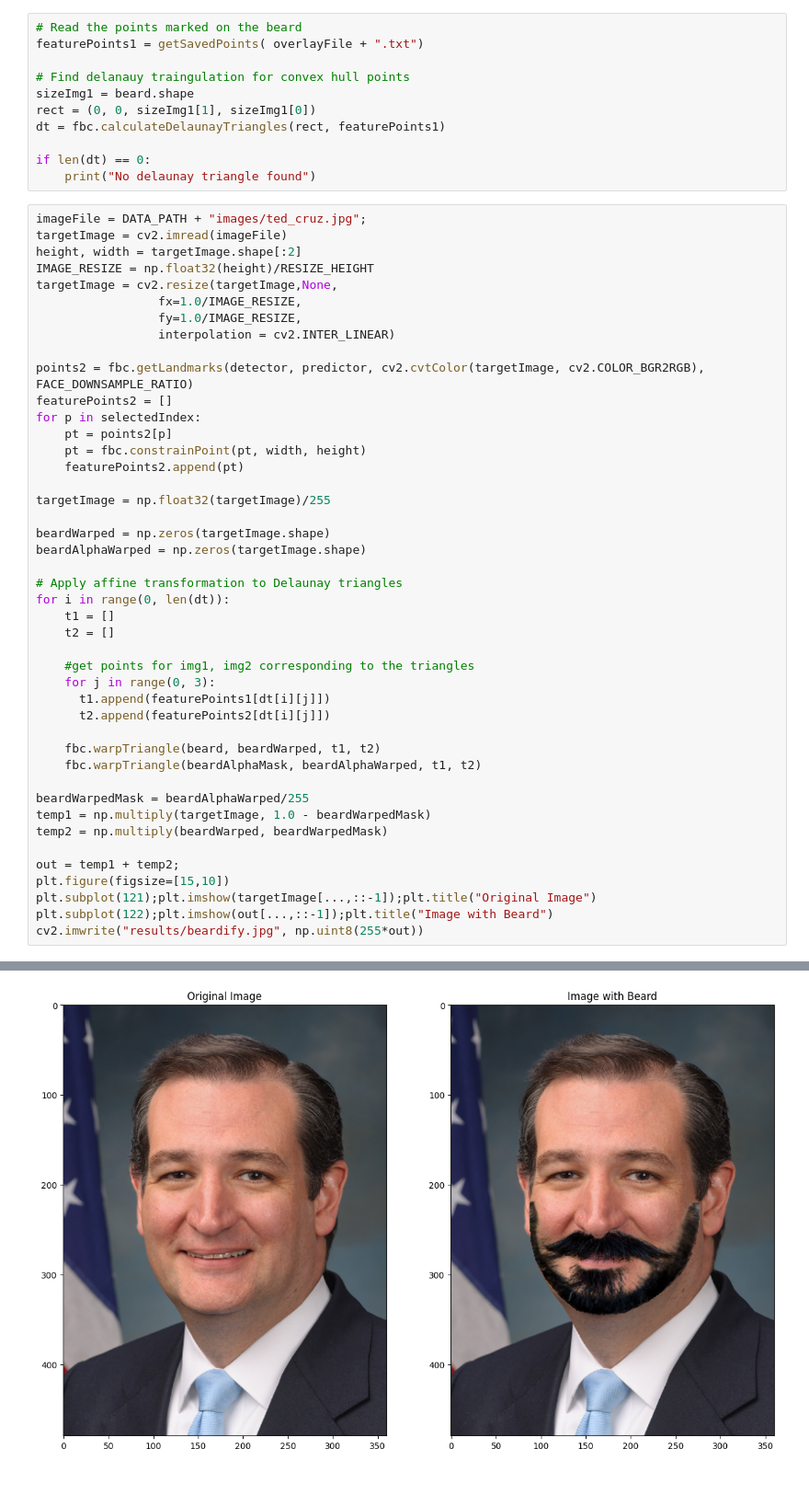
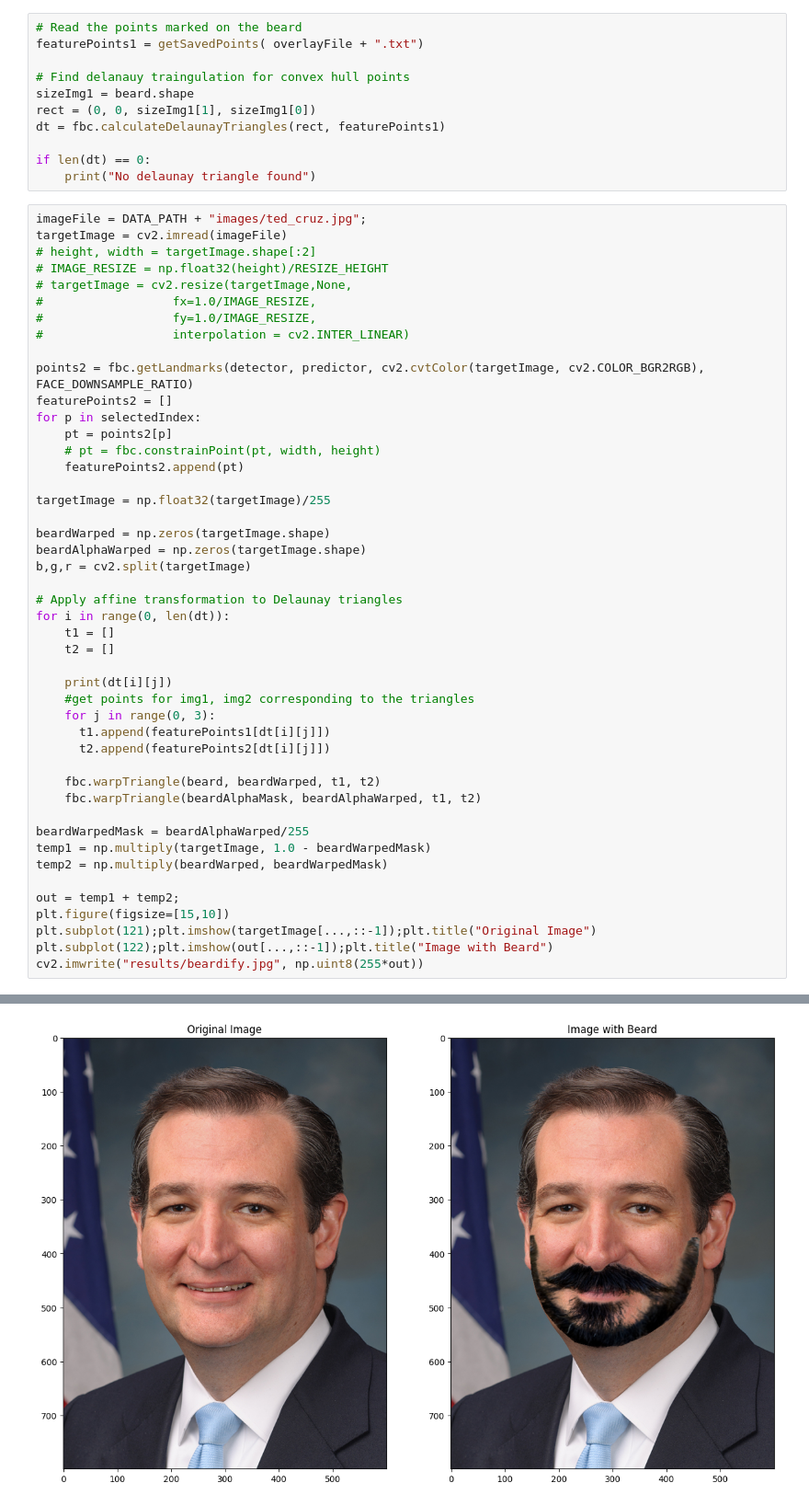
Before and after one commit to DastanIqbal/LearnOpenCV, a Jupyter notebook: src/OpenCV/dlap/week3/Beardify.ipynb, the cells around one changed output, grey strips where cells are left out. Shown: that part at 92% size. Saved outputs shown, nothing was run; the diff lists cells and outputs as text.

```diff
--- a/src/OpenCV/dlap/week3/Beardify.ipynb
+++ b/src/OpenCV/dlap/week3/Beardify.ipynb
@@ -69,30 +69,32 @@ if len(dt) == 0:
 # %%
 imageFile = DATA_PATH + "images/ted_cruz.jpg";
 targetImage = cv2.imread(imageFile)
-height, width = targetImage.shape[:2]
-IMAGE_RESIZE = np.float32(height)/RESIZE_HEIGHT
-targetImage = cv2.resize(targetImage,None,
-                 fx=1.0/IMAGE_RESIZE,
-                 fy=1.0/IMAGE_RESIZE,
-                 interpolation = cv2.INTER_LINEAR)
+# height, width = targetImage.shape[:2]
+# IMAGE_RESIZE = np.float32(height)/RESIZE_HEIGHT
+# targetImage = cv2.resize(targetImage,None,
+#                  fx=1.0/IMAGE_RESIZE,
+#                  fy=1.0/IMAGE_RESIZE,
+#                  interpolation = cv2.INTER_LINEAR)
 
 points2 = fbc.getLandmarks(detector, predictor, cv2.cvtColor(targetImage, cv2.COLOR_BGR2RGB), FACE_DOWNSAMPLE_RATIO)
 featurePoints2 = []
 for p in selectedIndex:
     pt = points2[p]
-    pt = fbc.constrainPoint(pt, width, height)
+    # pt = fbc.constrainPoint(pt, width, height)
     featurePoints2.append(pt)
 
 targetImage = np.float32(targetImage)/255
 
 beardWarped = np.zeros(targetImage.shape)
 beardAlphaWarped = np.zeros(targetImage.shape)
+b,g,r = cv2.split(targetImage)
 
 # Apply affine transformation to Delaunay triangles
 for i in range(0, len(dt)):
     t1 = []
     t2 = []
 
+    print(dt[i][j])
     #get points for img1, img2 corresponding to the triangles
     for j in range(0, 3):
       t1.append(featurePoints1[dt[i][j]])
@@ -115 +134 @@ False
-[figure, old version]
+[figure, new version]
```
Also changed, not shown: parts of 1 cell of this notebook, 5 other files.
